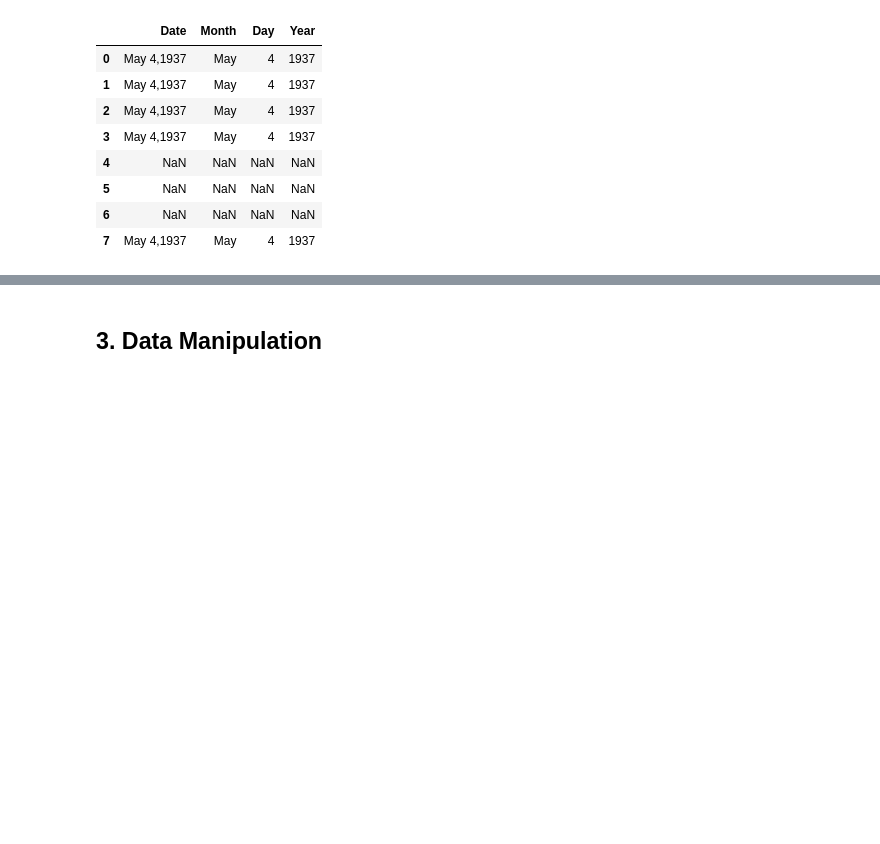
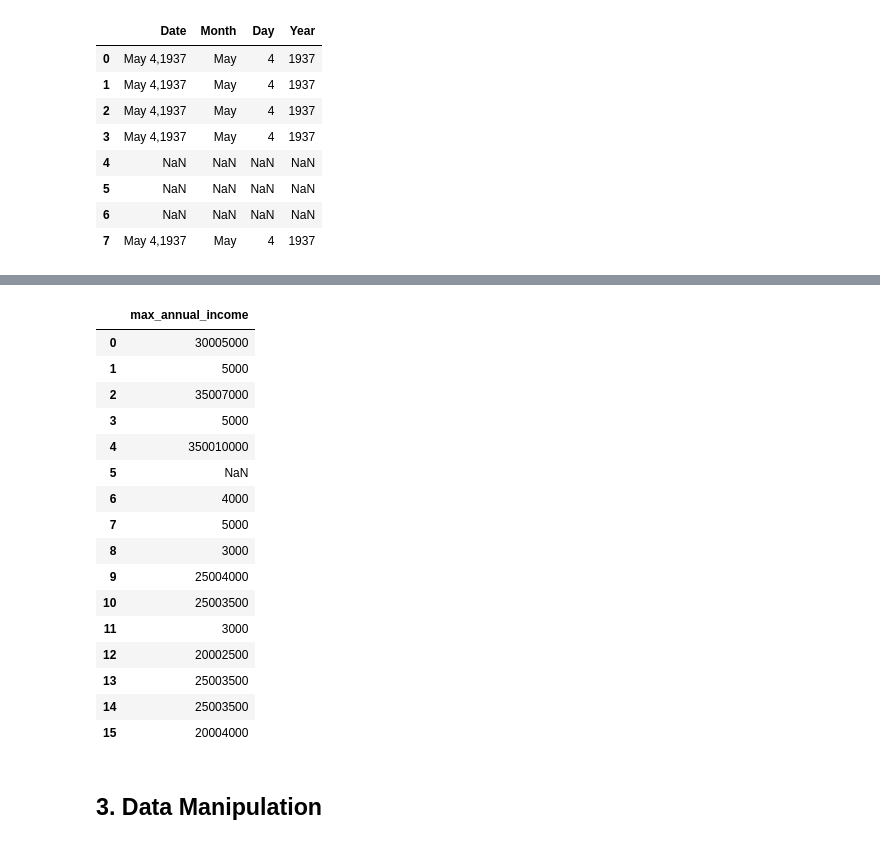
Before and after one commit to umd-cases/dcic_baltimore-notebook, a Jupyter notebook: baltimore_redlining_notebook/notebook/Baltimore .ipynb, the cells around one changed output, grey strips where cells are left out. Saved outputs shown, nothing was run; the diff lists cells and outputs as text; code cells hidden in the pictures; blank space fills up the shorter version.

```diff
--- a/baltimore_redlining_notebook/notebook/Baltimore .ipynb
+++ b/baltimore_redlining_notebook/notebook/Baltimore .ipynb
@@ -372,0 +385,2 @@ df.ix[0:7,['Date','Month','Day','Year']]
+# %%
+df['max_annual_income'] = df['INHABITANTS_Annual_Income'].str.extract('(\d+)(?!.*\d)', expand=True)
@@ -373,3 +399,26 @@ df.ix[0:7,['Date','Month','Day','Year']]
+# %%
+df['max_annual_income'] = df['INHABITANTS_Annual_Income'].str.replace('[^\d]','')
+# %%
+df.ix[0:15,['max_annual_income']]
+# need to now write regex to extract second number
+# %% [output]
+|  | max_annual_income |
+| 0 | 30005000 |
+| 1 | 5000 |
+| 2 | 35007000 |
+| 3 | 5000 |
+| 4 | 350010000 |
+| 5 | NaN |
+| 6 | 4000 |
+| 7 | 5000 |
+| 8 | 3000 |
+| 9 | 25004000 |
+| 10 | 25003500 |
+| 11 | 3000 |
+| 12 | 20002500 |
+| 13 | 25003500 |
+| 14 | 25003500 |
+| 15 | 20004000 |
 # %% [markdown]
 ## 3. Data Manipulation
 # %% [markdown]
```
Also changed, not shown: parts of 17 cells of this notebook.
